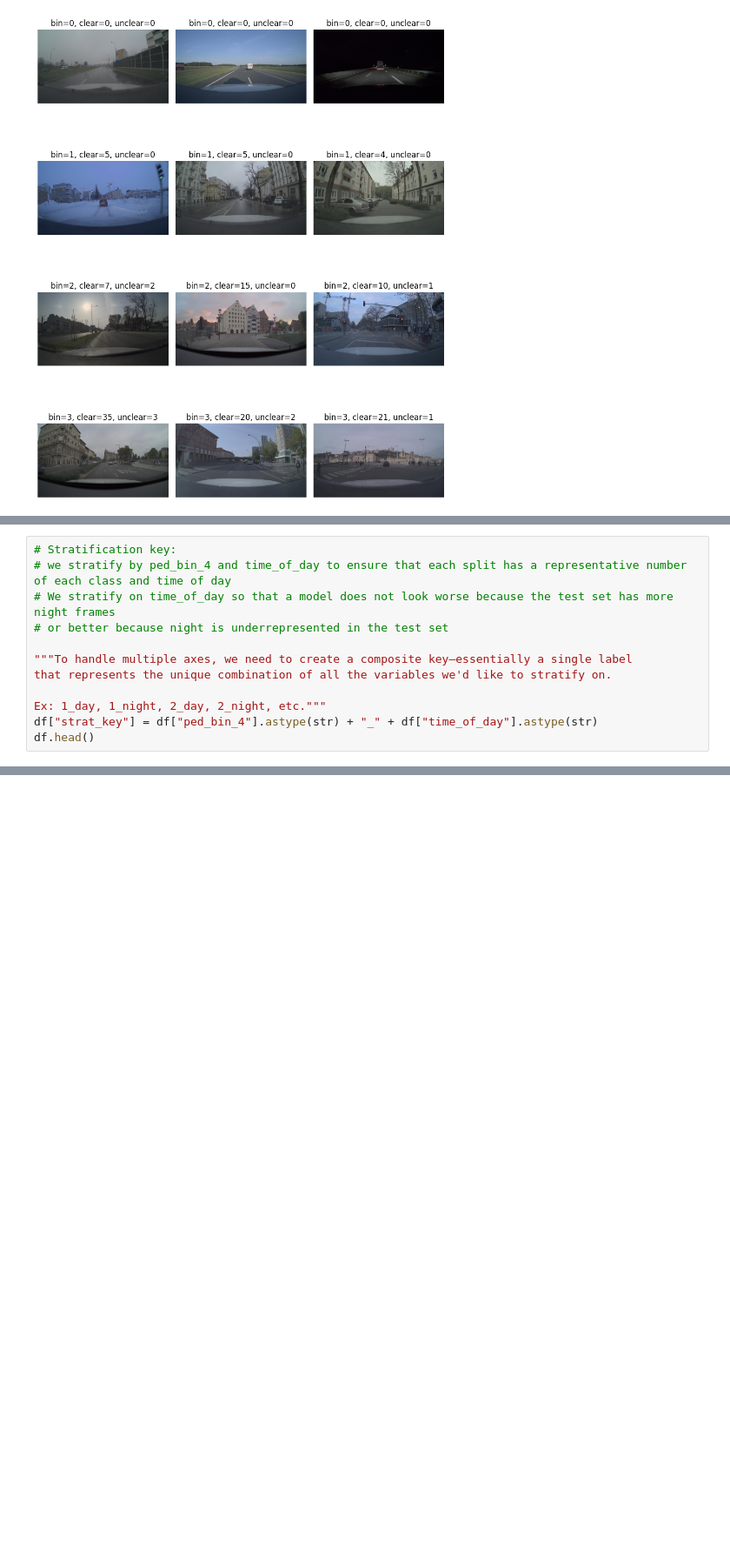
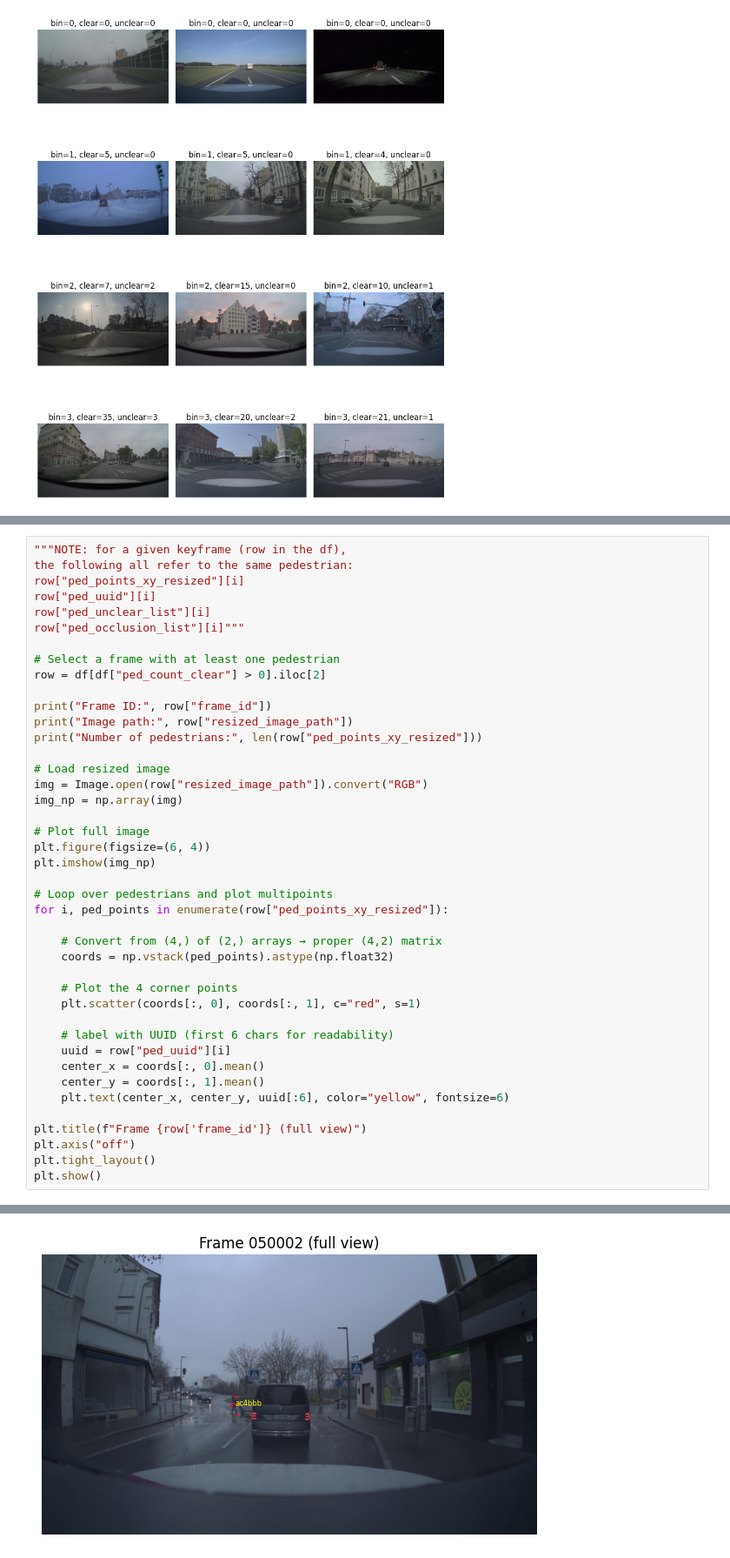
Before and after one commit to scaleoutsystems/multimodal-MoE, a Jupyter notebook: notebooks/zod_frames_index_sanity.ipynb, the cells around one changed output, grey strips where cells are left out. Shown at 87% size. Cells and saved outputs as stored; diff of their text form; blank space fills up the shorter version.

```diff
--- a/notebooks/zod_frames_index_sanity.ipynb
+++ b/notebooks/zod_frames_index_sanity.ipynb
@@ -205,12 +224,0 @@ plt.show()
-# %%
-# Stratification key:
-# we stratify by ped_bin_4 and time_of_day to ensure that each split has a representative number of each class and time of day
-# We stratify on time_of_day so that a model does not look worse because the test set has more night frames
-# or better because night is underrepresented in the test set
-
-"""To handle multiple axes, we need to create a composite key—essentially a single label
-that represents the unique combination of all the variables we'd like to stratify on.
-
-Ex: 1_day, 1_night, 2_day, 2_night, etc."""
-df["strat_key"] = df["ped_bin_4"].astype(str) + "_" + df["time_of_day"].astype(str)
-df.head()
@@ -271,0 +225,43 @@ val_df.head()
+# %%
+"""NOTE: for a given keyframe (row in the df),
+the following all refer to the same pedestrian:
+row["ped_points_xy_resized"][i]
+row["ped_uuid"][i]
+row["ped_unclear_list"][i]
+row["ped_occlusion_list"][i]"""
+
+# Select a frame with at least one pedestrian
+row = df[df["ped_count_clear"] > 0].iloc[2]
+
+print("Frame ID:", row["frame_id"])
+print("Image path:", row["resized_image_path"])
+print("Number of pedestrians:", len(row["ped_points_xy_resized"]))
+
+# Load resized image
+img = Image.open(row["resized_image_path"]).convert("RGB")
+img_np = np.array(img)
+
+# Plot full image
+plt.figure(figsize=(6, 4))
+plt.imshow(img_np)
+
+# Loop over pedestrians and plot multipoints
+for i, ped_points in enumerate(row["ped_points_xy_resized"]):
+
+    # Convert from (4,) of (2,) arrays → proper (4,2) matrix
+    coords = np.vstack(ped_points).astype(np.float32)
+
+    # Plot the 4 corner points
+    plt.scatter(coords[:, 0], coords[:, 1], c="red", s=1)
+
+    # label with UUID (first 6 chars for readability)
+    uuid = row["ped_uuid"][i]
+    center_x = coords[:, 0].mean()
+    center_y = coords[:, 1].mean()
+    plt.text(center_x, center_y, uuid[:6], color="yellow", fontsize=6)
+
+plt.title(f"Frame {row['frame_id']} (full view)")
+plt.axis("off")
+plt.tight_layout()
+plt.show()
+# %% [output]
@@ -271,0 +271 @@ val_df.head()
+[figure, added]
```
Also changed, not shown: parts of 10 cells of this notebook.
